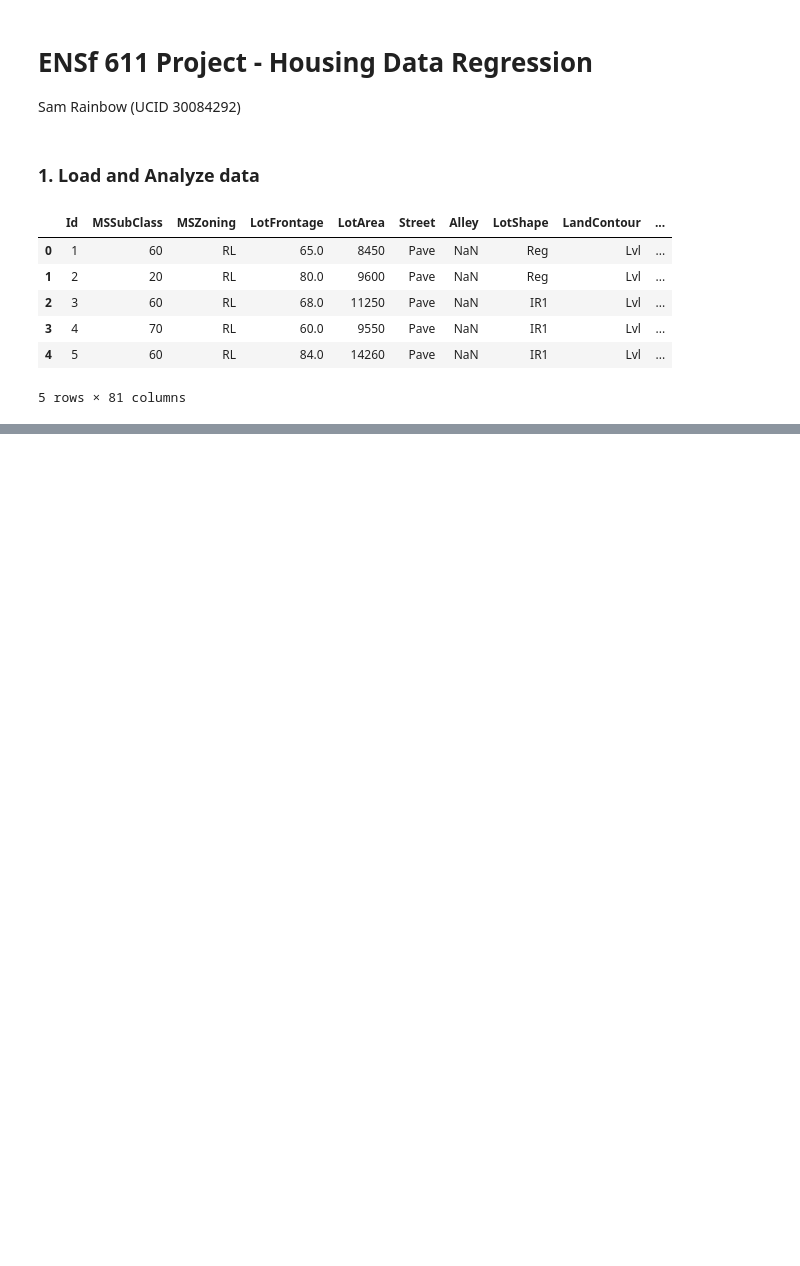
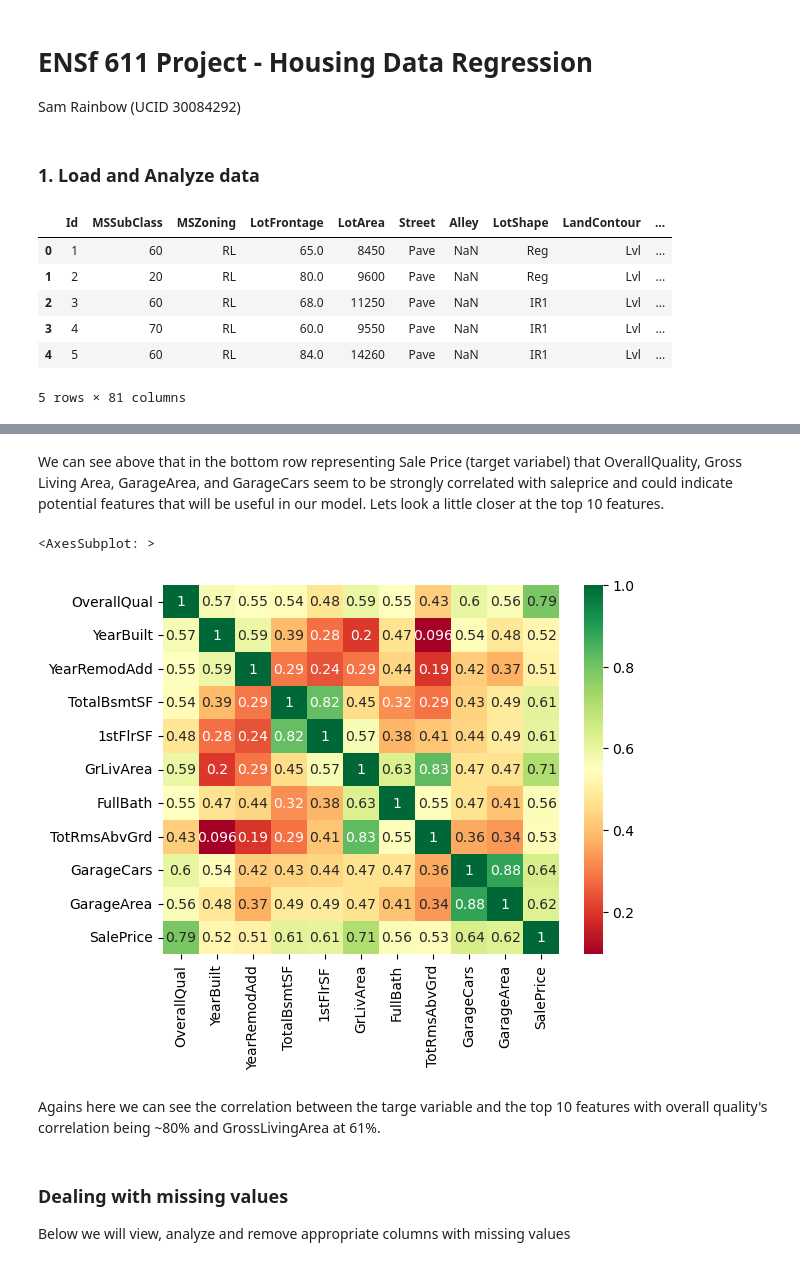
Before and after one commit to SMRain10/Housing-Price-Regression-Competition, a Jupyter notebook: 611_Project.ipynb, the cells around one changed output, grey strips where cells are left out. Cells and saved outputs as stored; diff of their text form; code cells hidden in the pictures; blank space fills up the shorter version.

```diff
--- a/611_Project.ipynb
+++ b/611_Project.ipynb
@@ -28,0 +78,17 @@ df_train.shape
+# %% [markdown]
+We can see above that in the bottom row representing Sale Price (target variabel) that OverallQuality, Gross Living Area, GarageArea, and GarageCars seem to be strongly correlated with saleprice and could indicate potential features that will be useful in our model.
+Lets look a little closer at the top 10 features.
+# %%
+# Create a correlation matrix with the top features correlated with the predicted label with higher than 0.5.
+corr_matrix = df_train.corr()
+top = corr_matrix.index[(abs(corr_matrix['SalePrice']) > 0.5)]
+sns.heatmap(df_train[top].corr(), annot=True, cmap="RdYlGn")
+# %% [output]
+<AxesSubplot: >
+[figure, added]
+# %% [markdown]
+Agains here we can see the correlation between the targe variable and the top 10 features with overall quality's correlation being ~80% and GrossLivingArea at 61%.
+# %% [markdown]
+### Dealing with missing values
+
+Below we will view, analyze and remove appropriate columns with missing values
```
Also changed, not shown: parts of 9 cells of this notebook.
